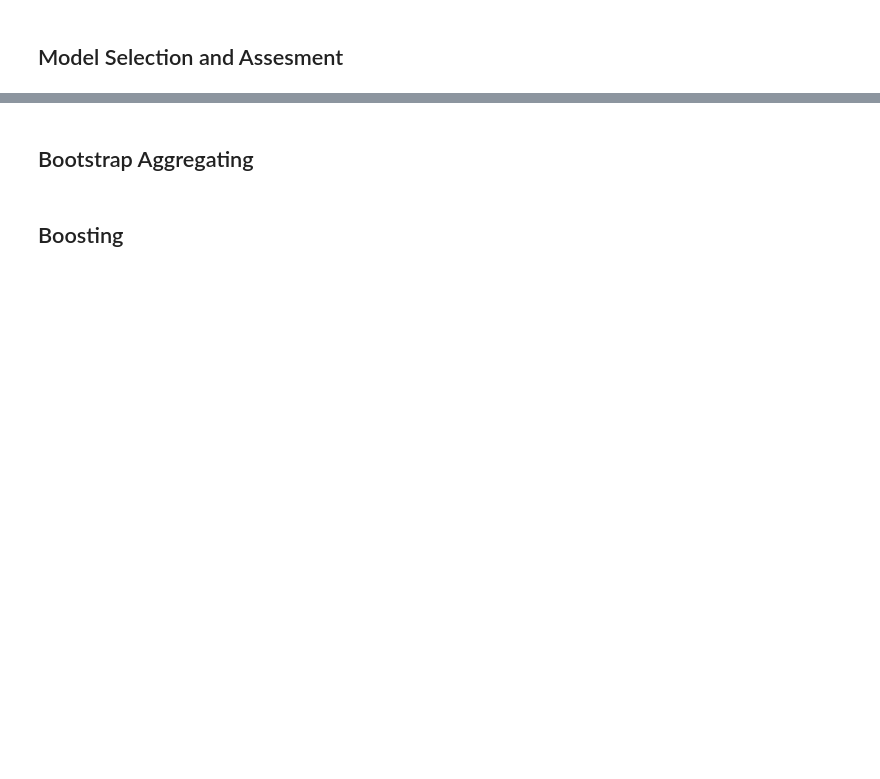
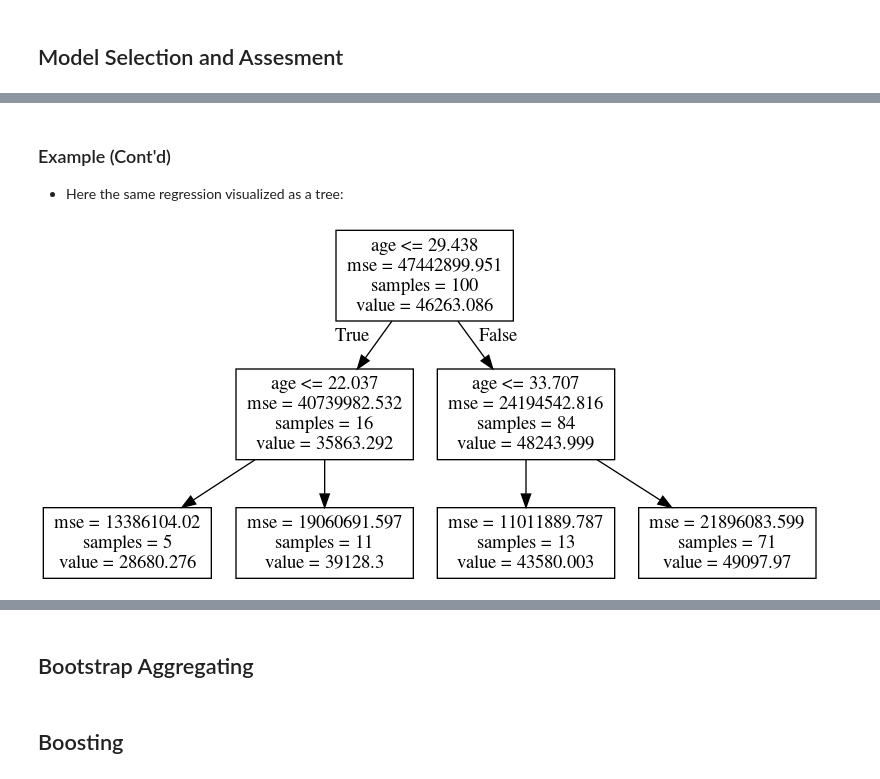
Before and after one commit to armoutihansen/EEMP2019, a Jupyter notebook: content/part-5/sl2.ipynb, the cells around one changed output, grey strips where cells are left out. Saved outputs shown, nothing was run; the diff lists cells and outputs as text; code cells hidden in the pictures; blank space fills up the shorter version.

```diff
--- a/content/part-5/sl2.ipynb
+++ b/content/part-5/sl2.ipynb
@@ -593,0 +920,22 @@ y_score = clf.score(test_X, test_y)
+# %% [markdown]
+### Example (Cont'd)
+- Here the same regression visualized as a tree:
+# %%
+# Code that creates a figure of the tree of the regression
+from IPython.display import Image
+from sklearn import tree
+import pydotplus
+# conda install -c conda-forge pydotplus
+
+# Create DOT data
+dot_data = tree.export_graphviz(regr, out_file=None,
+                                feature_names=[df.columns[0]],
+                                class_names=df.columns[1])
+
+# Draw graph
+graph = pydotplus.graph_from_dot_data(dot_data)
+
+# Show graph
+Image(graph.create_png())
+# %% [output]
+[figure, added]
```
Also changed, not shown: parts of 49 cells of this notebook.
